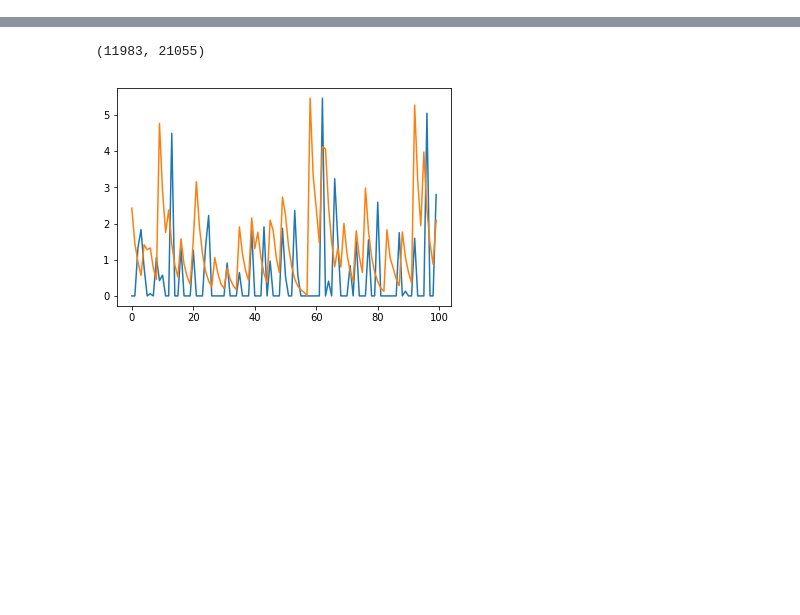
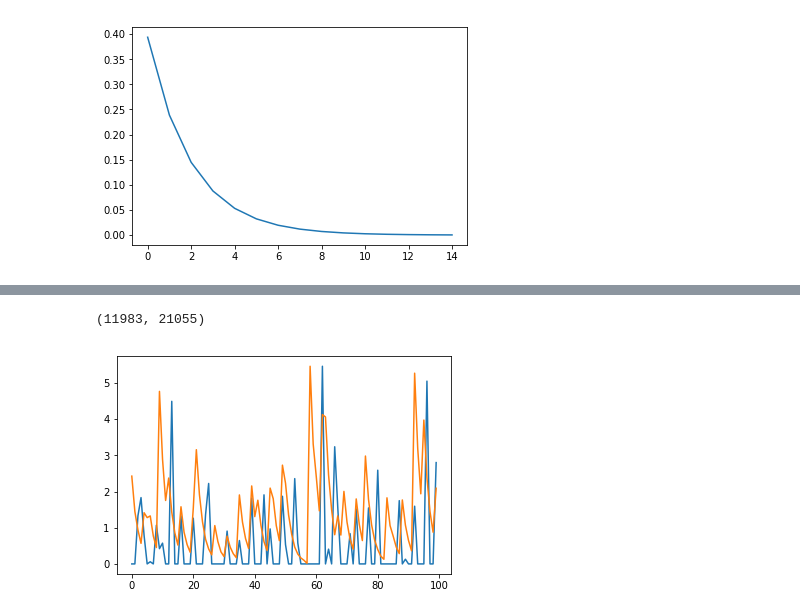
Before and after one commit to JaneliaMLCourse/JaneliaMLCourse, a Jupyter notebook: lecture_6/lecture6_tutorial.ipynb, the cells around one changed output, grey strips where cells are left out. Saved outputs shown, nothing was run; the diff lists cells and outputs as text; code cells hidden in the pictures; blank space fills up the shorter version.

```diff
--- a/lecture_6/lecture6_tutorial.ipynb
+++ b/lecture_6/lecture6_tutorial.ipynb
@@ -57,6 +82,11 @@ sp = dcnv.oasis(F - Flow, ops) # deconvolve the baselined traces using OASIS
 # %%
 # reconstruct the fluorescence from the deconvolved using the exponential convolution filter
-flt = exp(-np.arange(0,ops['fs']*10)/ops['tau'])
-Frec = np.convolve(sp, flt)
+flt  = np.exp(-np.arange(0,ops['fs']*3)/ops['tau'])
+flt  /= flt.sum()
+Frec = convolve1d(sp, flt, axis=1)
+plt.plot(flt)
+plt.show()
+# %% [output]
+[figure, added]
 # %%
 # visualize the reconstruction for neuron iN
```
Also changed, not shown: parts of 21 cells of this notebook.
